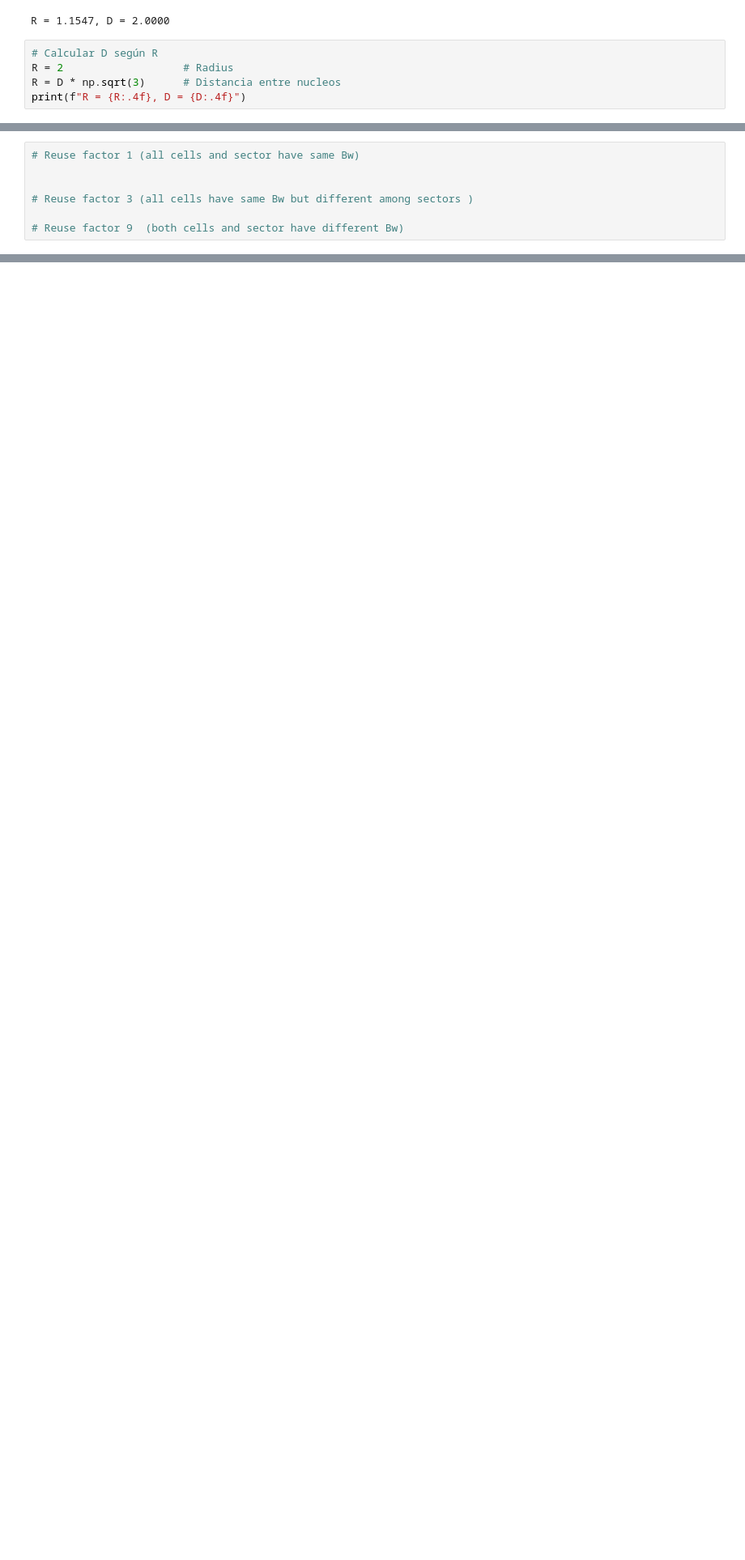
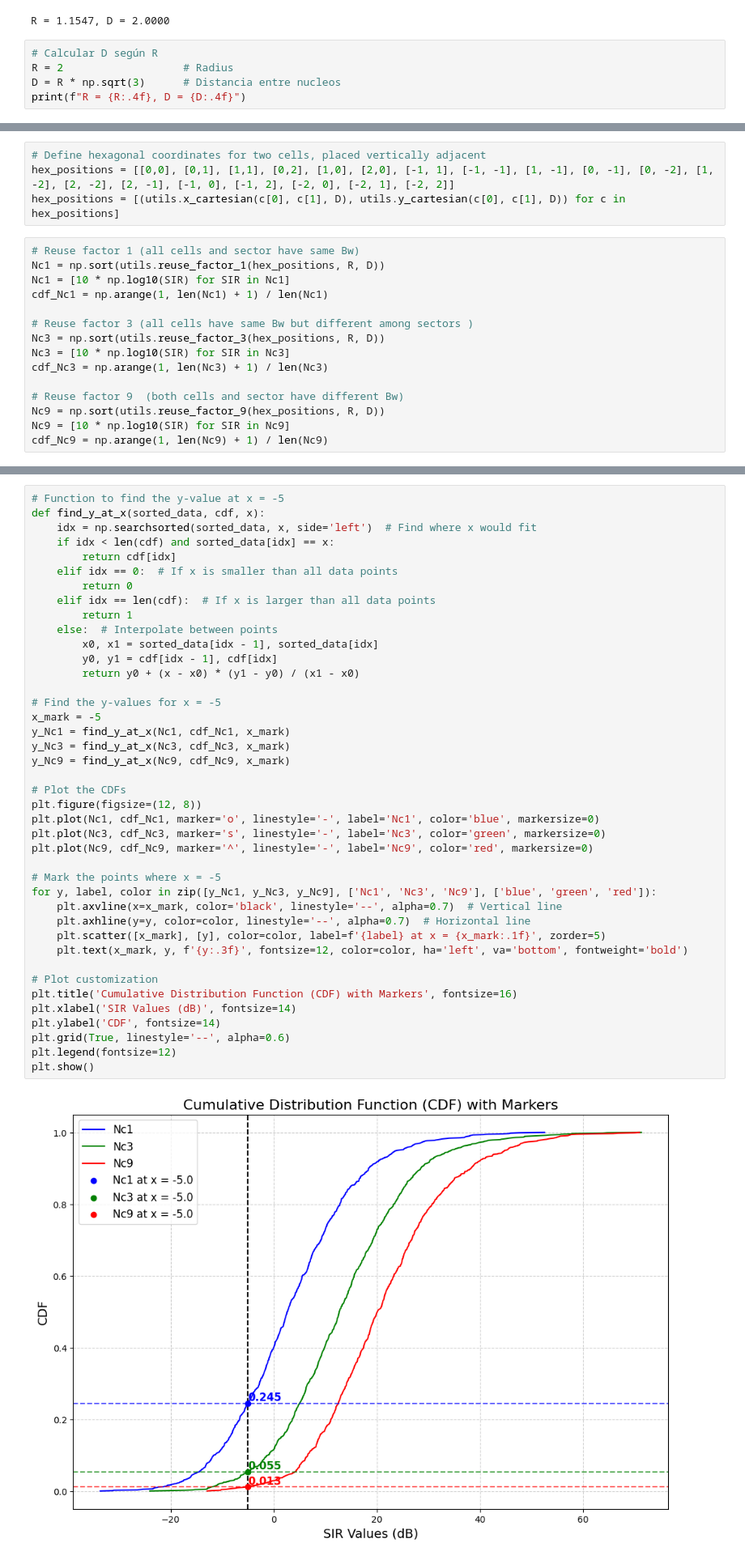
Before and after one commit to YumaIshigooka/mobile-comms-project, a Jupyter notebook: notebooks/project.ipynb, the cells around one changed output, grey strips where cells are left out. Shown: that part at 81% size. Saved outputs shown, nothing was run; the diff lists cells and outputs as text; blank space fills up the shorter version.

Commit message:
project plot

```diff
--- a/notebooks/project.ipynb
+++ b/notebooks/project.ipynb
@@ -64,6 +23,6 @@ R = 1.1547, D = 2.0000
 # %%
 # Calcular D según R
 R = 2                   # Radius
-R = D * np.sqrt(3)      # Distancia entre nucleos
+D = R * np.sqrt(3)      # Distancia entre nucleos
 print(f"R = {R:.4f}, D = {D:.4f}")
 # %% [output]
@@ -71,7 +30,19 @@ R = 3.4641, D = 2.0000
+# %%
+# Define hexagonal coordinates for two cells, placed vertically adjacent
+hex_positions = [[0,0], [0,1], [1,1], [0,2], [1,0], [2,0], [-1, 1], [-1, -1], [1, -1], [0, -1], [0, -2], [1, -2], [2, -2], [2, -1], [-1, 0], [-1, 2], [-2, 0], [-2, 1], [-2, 2]]
+hex_positions = [(utils.x_cartesian(c[0], c[1], D), utils.y_cartesian(c[0], c[1], D)) for c in hex_positions]
 # %%
 # Reuse factor 1 (all cells and sector have same Bw)
-
+Nc1 = np.sort(utils.reuse_factor_1(hex_positions, R, D))
+Nc1 = [10 * np.log10(SIR) for SIR in Nc1]
+cdf_Nc1 = np.arange(1, len(Nc1) + 1) / len(Nc1)
 
 # Reuse factor 3 (all cells have same Bw but different among sectors )
+Nc3 = np.sort(utils.reuse_factor_3(hex_positions, R, D))
+Nc3 = [10 * np.log10(SIR) for SIR in Nc3]
+cdf_Nc3 = np.arange(1, len(Nc3) + 1) / len(Nc3)
 
 # Reuse factor 9  (both cells and sector have different Bw)
+Nc9 = np.sort(utils.reuse_factor_9(hex_positions, R, D))
+Nc9 = [10 * np.log10(SIR) for SIR in Nc9]
+cdf_Nc9 = np.arange(1, len(Nc9) + 1) / len(Nc9)
@@ -80,3 +49,46 @@ R = 1.1547, D = 2
+# %%
+# Function to find the y-value at x = -5
+def find_y_at_x(sorted_data, cdf, x):
+    idx = np.searchsorted(sorted_data, x, side='left')  # Find where x would fit
+    if idx < len(cdf) and sorted_data[idx] == x:
+        return cdf[idx]
+    elif idx == 0:  # If x is smaller than all data points
+        return 0
+    elif idx == len(cdf):  # If x is larger than all data points
+        return 1
+    else:  # Interpolate between points
+        x0, x1 = sorted_data[idx - 1], sorted_data[idx]
+        y0, y1 = cdf[idx - 1], cdf[idx]
+        return y0 + (x - x0) * (y1 - y0) / (x1 - x0)
+
+# Find the y-values for x = -5
+x_mark = -5
+y_Nc1 = find_y_at_x(Nc1, cdf_Nc1, x_mark)
+y_Nc3 = find_y_at_x(Nc3, cdf_Nc3, x_mark)
+y_Nc9 = find_y_at_x(Nc9, cdf_Nc9, x_mark)
+
+# Plot the CDFs
+plt.figure(figsize=(12, 8))
+plt.plot(Nc1, cdf_Nc1, marker='o', linestyle='-', label='Nc1', color='blue', markersize=0)
+plt.plot(Nc3, cdf_Nc3, marker='s', linestyle='-', label='Nc3', color='green', markersize=0)
+plt.plot(Nc9, cdf_Nc9, marker='^', linestyle='-', label='Nc9', color='red', markersize=0)
+
+# Mark the points where x = -5
+for y, label, color in zip([y_Nc1, y_Nc3, y_Nc9], ['Nc1', 'Nc3', 'Nc9'], ['blue', 'green', 'red']):
+    plt.axvline(x=x_mark, color='black', linestyle='--', alpha=0.7)  # Vertical line
+    plt.axhline(y=y, color=color, linestyle='--', alpha=0.7)  # Horizontal line
+    plt.scatter([x_mark], [y], color=color, label=f'{label} at x = {x_mark:.1f}', zorder=5)
+    plt.text(x_mark, y, f'{y:.3f}', fontsize=12, color=color, ha='left', va='bottom', fontweight='bold')
+
+# Plot customization
+plt.title('Cumulative Distribution Function (CDF) with Markers', fontsize=16)
+plt.xlabel('SIR Values (dB)', fontsize=14)
+plt.ylabel('CDF', fontsize=14)
+plt.grid(True, linestyle='--', alpha=0.6)
+plt.legend(fontsize=12)
+plt.show()
+# %% [output]
+[figure, added]
 # %% [markdown]
 2. Activate the fractional power control. With reuse factor 3, what is the power control exponent that maximizes the percentage of users with SIR ³ -5 dB? Plot the CDF of SIR (in dB) with such power control exponent
 # %%
```
Also changed, not shown: parts of 6 cells of this notebook, 2 other files.
